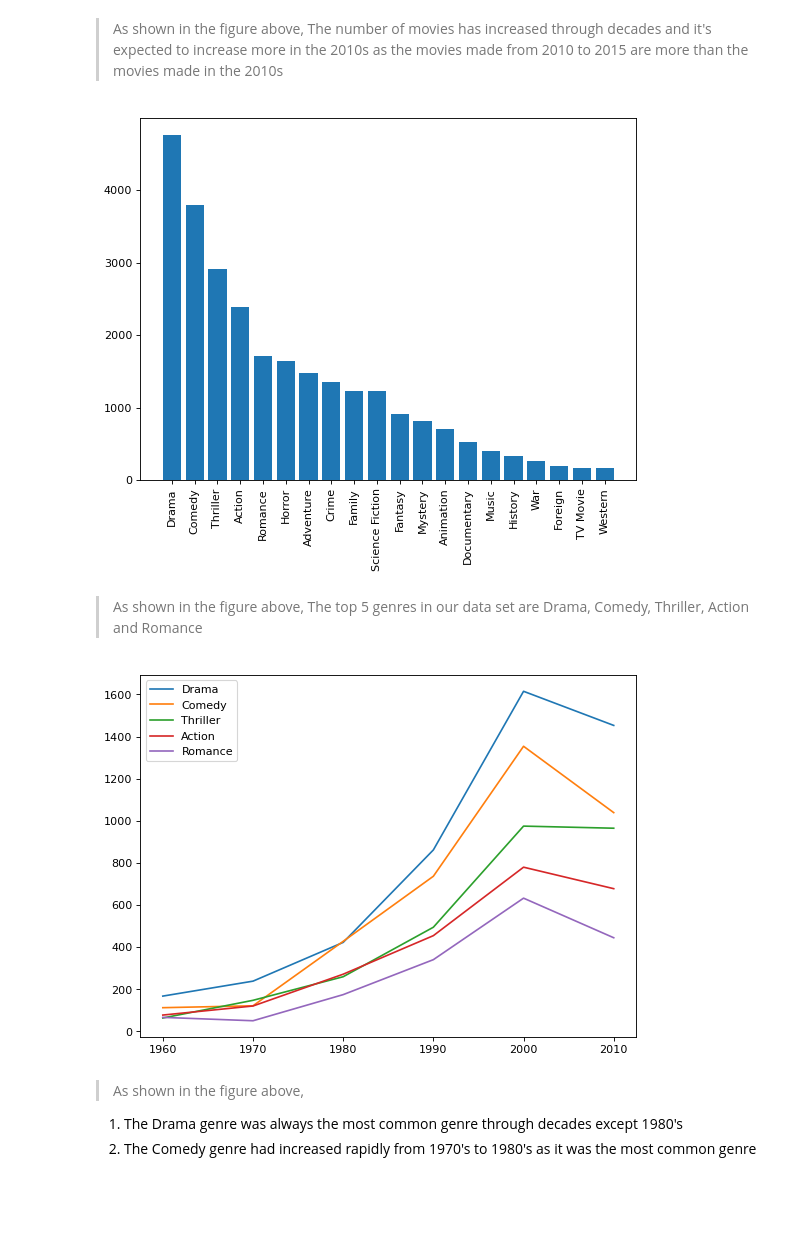
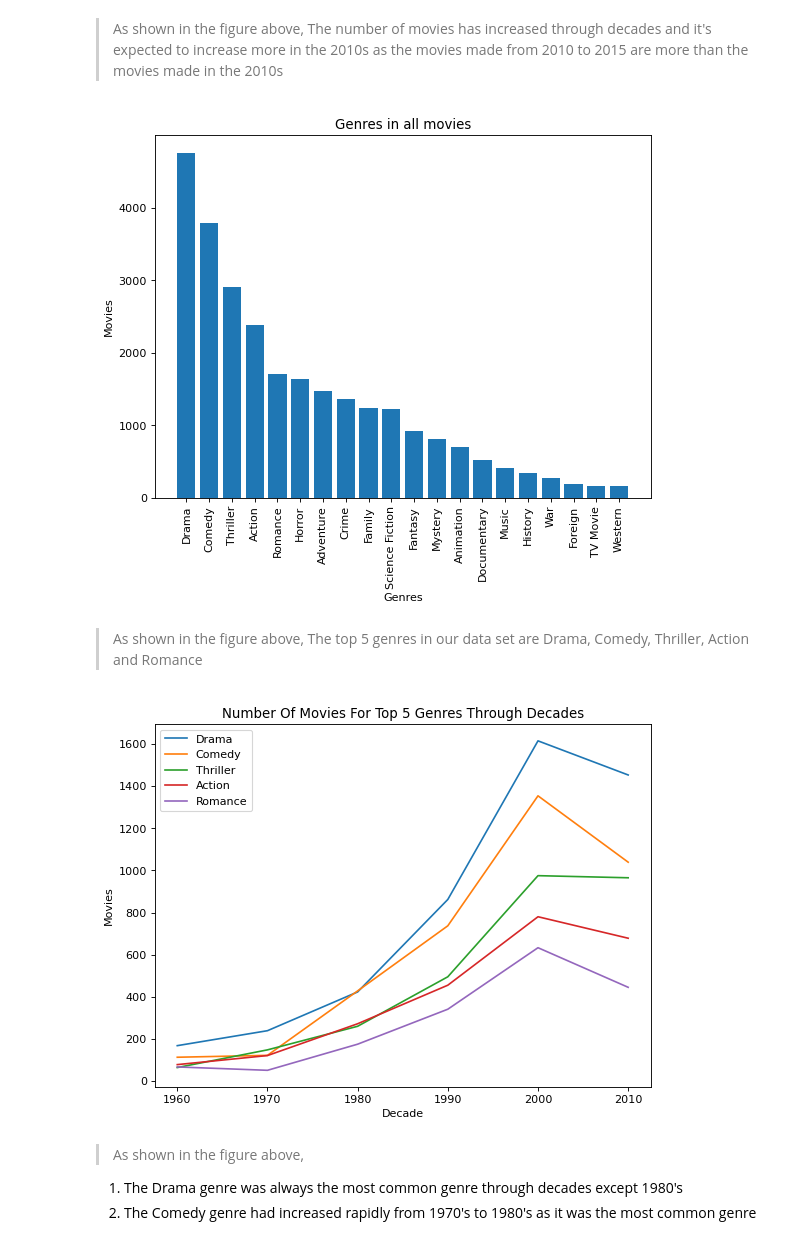
Before and after one commit to Alyessam132/The_Movie_Database, a Jupyter notebook: Investigate The Movie Database.ipynb, the cells around one changed output. Cells and saved outputs as stored; diff of their text form; code cells hidden in the pictures; blank space fills up the shorter version.

```diff
--- a/Investigate The Movie Database.ipynb
+++ b/Investigate The Movie Database.ipynb
@@ -433,20 +456,26 @@ genres_df['decade']= np.floor(genres_df.release_year / 10) * 10 #making the deca
 genres_df['decade'] = genres_df['decade'].astype('int64') ;
 x = genres_df.groupby(['genres' ])["original_title"].count().sort_values(ascending = False)
 plt.bar(x.index,x.values)
+plt.title("Genres in all movies")
+plt.xlabel("Genres")
+plt.ylabel("Movies")
 plt.xticks(rotation = 90);
 # %% [output]
-[figure, old version]
+[figure, new version]
 # %% [markdown]
 > As shown in the figure above, The top 5 genres in our data set are Drama, Comedy, Thriller, Action and Romance
 # %%
 # plotting a line chart for the top 5 genres through years
 plt.figure(num=None, figsize=(8, 6), dpi=80)
 for item in x.index[0:5] :
     item_df = genres_df[genres_df["genres"] == item]
     plt.plot(item_df.groupby(['decade' ])["original_title"].count(),label = item)
     plt.legend()
+plt.title("Number Of Movies For Top 5 Genres Through Decades")
+plt.xlabel("Decade")
+plt.ylabel("Movies");
 # %% [output]
-[figure, old version]
+[figure, new version]
 # %% [markdown]
 >As shown in the figure above,
 1. The Drama genre was always the most common genre through decades except 1980's
```
Also changed, not shown: parts of 12 cells of this notebook, 2 other files.
